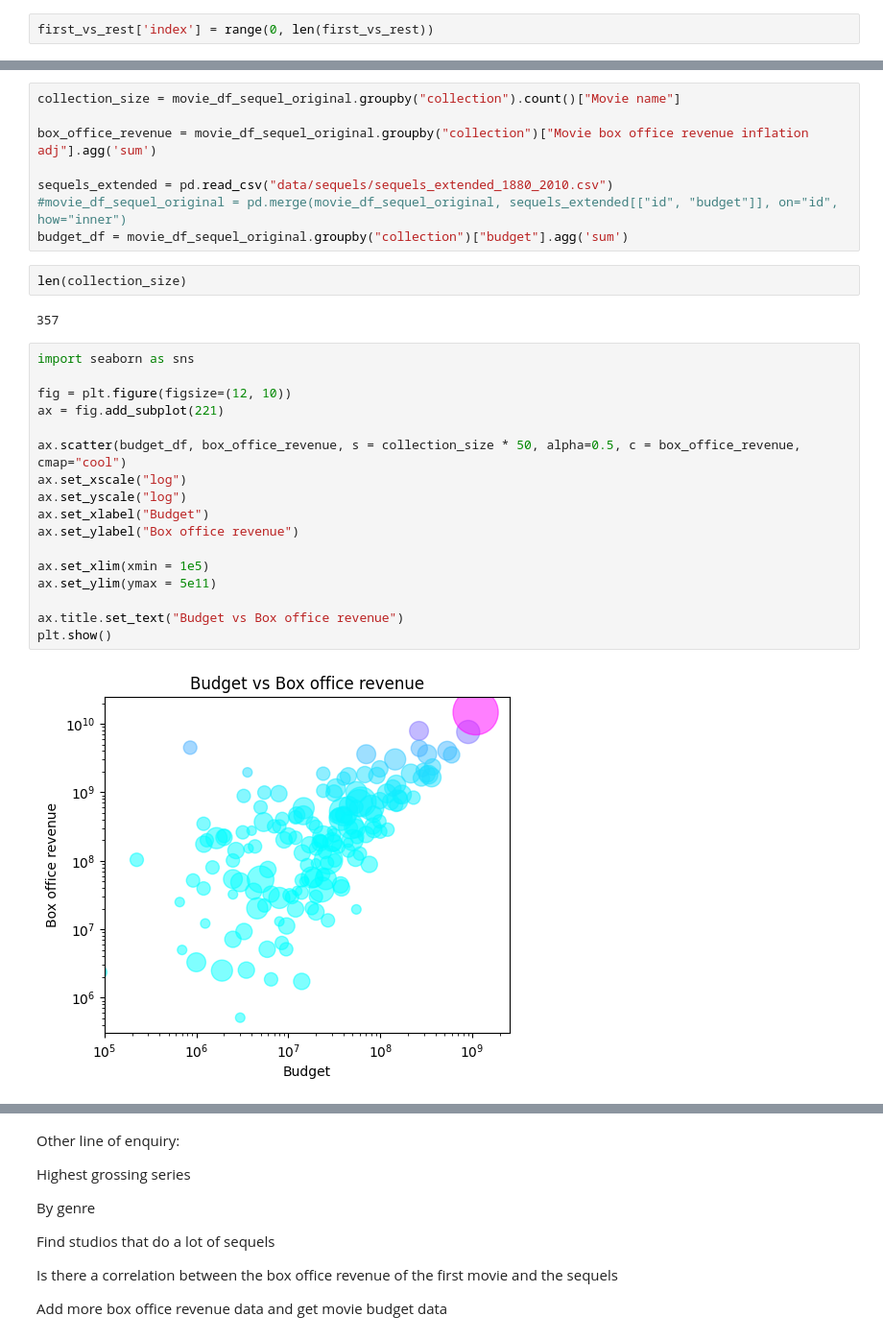
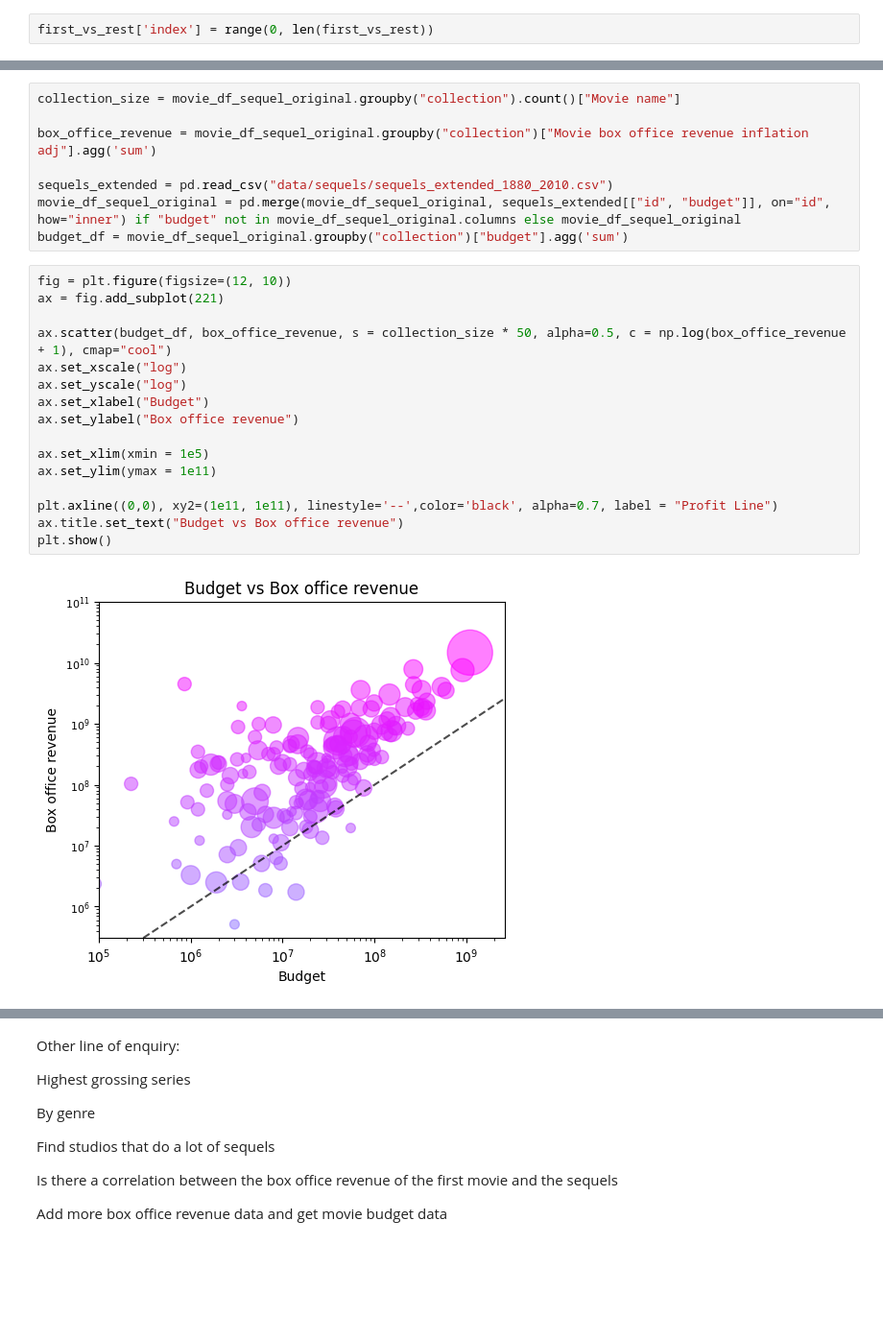
Before and after one commit to epfl-ada/ada-2024-project-onceuponatimeindata, a Jupyter notebook: dat_analysis.ipynb, the cells around one changed output, grey strips where cells are left out. Shown at 96% size. Saved outputs shown, nothing was run; the diff lists cells and outputs as text; blank space fills up the shorter version.

```diff
--- a/dat_analysis.ipynb
+++ b/dat_analysis.ipynb
@@ -257,28 +231,23 @@ collection_size = movie_df_sequel_original.groupby("collection").count()["Movie
 box_office_revenue = movie_df_sequel_original.groupby("collection")["Movie box office revenue inflation adj"].agg('sum')
 
 sequels_extended = pd.read_csv("data/sequels/sequels_extended_1880_2010.csv")
-#movie_df_sequel_original = pd.merge(movie_df_sequel_original, sequels_extended[["id", "budget"]], on="id", how="inner")
+movie_df_sequel_original = pd.merge(movie_df_sequel_original, sequels_extended[["id", "budget"]], on="id", how="inner") if "budget" not in movie_df_sequel_original.columns else movie_df_sequel_original
 budget_df = movie_df_sequel_original.groupby("collection")["budget"].agg('sum')
-# %%
-len(collection_size)
-# %% [output]
-357
 # %%
-import seaborn as sns
-
 fig = plt.figure(figsize=(12, 10))
 ax = fig.add_subplot(221)
 
-ax.scatter(budget_df, box_office_revenue, s = collection_size * 50, alpha=0.5, c = box_office_revenue, cmap="cool")
+ax.scatter(budget_df, box_office_revenue, s = collection_size * 50, alpha=0.5, c = np.log(box_office_revenue + 1), cmap="cool")
 ax.set_xscale("log")
 ax.set_yscale("log")
 ax.set_xlabel("Budget")
 ax.set_ylabel("Box office revenue")
 
 ax.set_xlim(xmin = 1e5)
-ax.set_ylim(ymax = 5e11)
+ax.set_ylim(ymax = 1e11)
 
+plt.axline((0,0), xy2=(1e11, 1e11), linestyle='--',color='black', alpha=0.7, label = "Profit Line")
 ax.title.set_text("Budget vs Box office revenue")
 plt.show()
 # %% [output]
-[figure, old version]
+[figure, new version]
```
Also changed, not shown: parts of 17 cells of this notebook, 2 other files.
